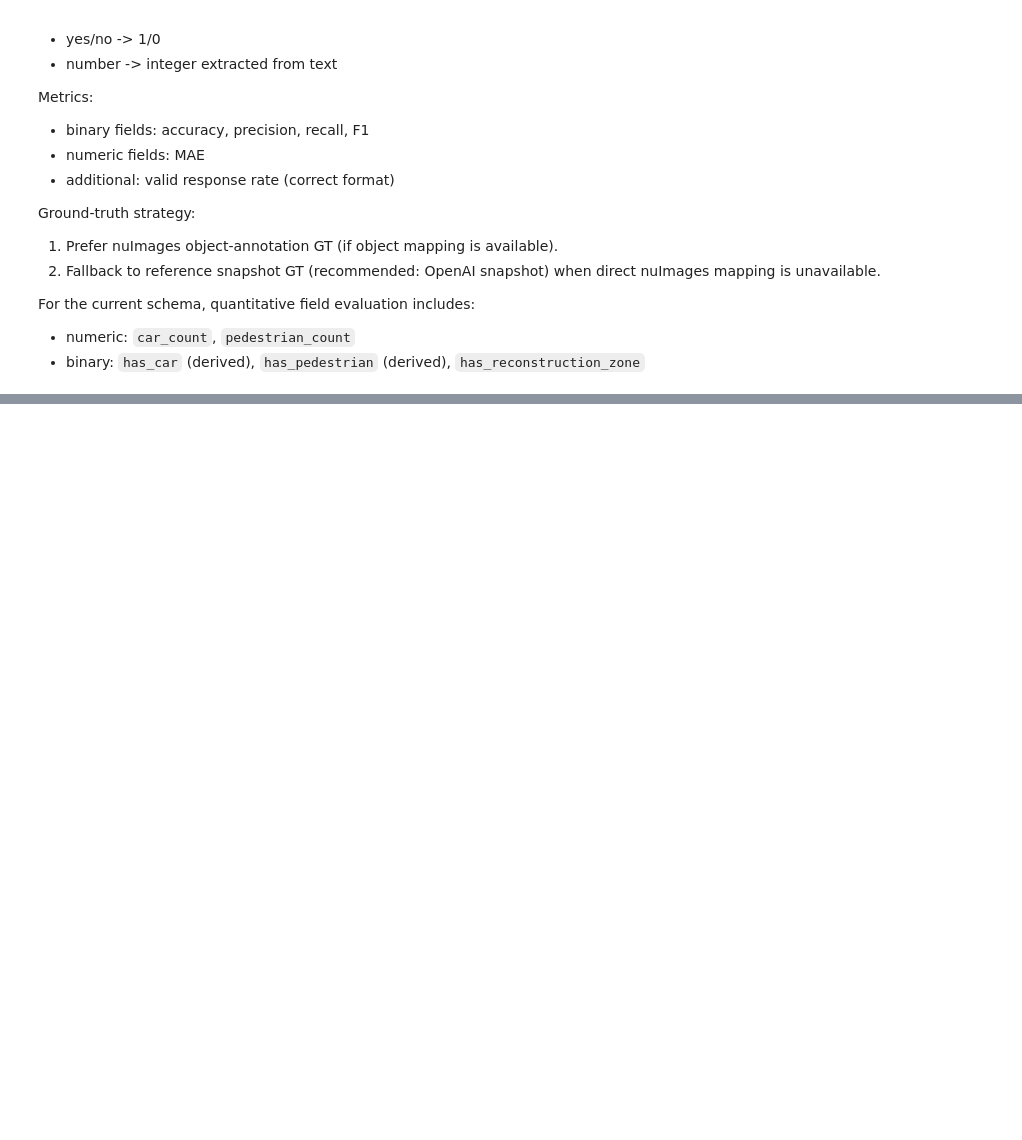
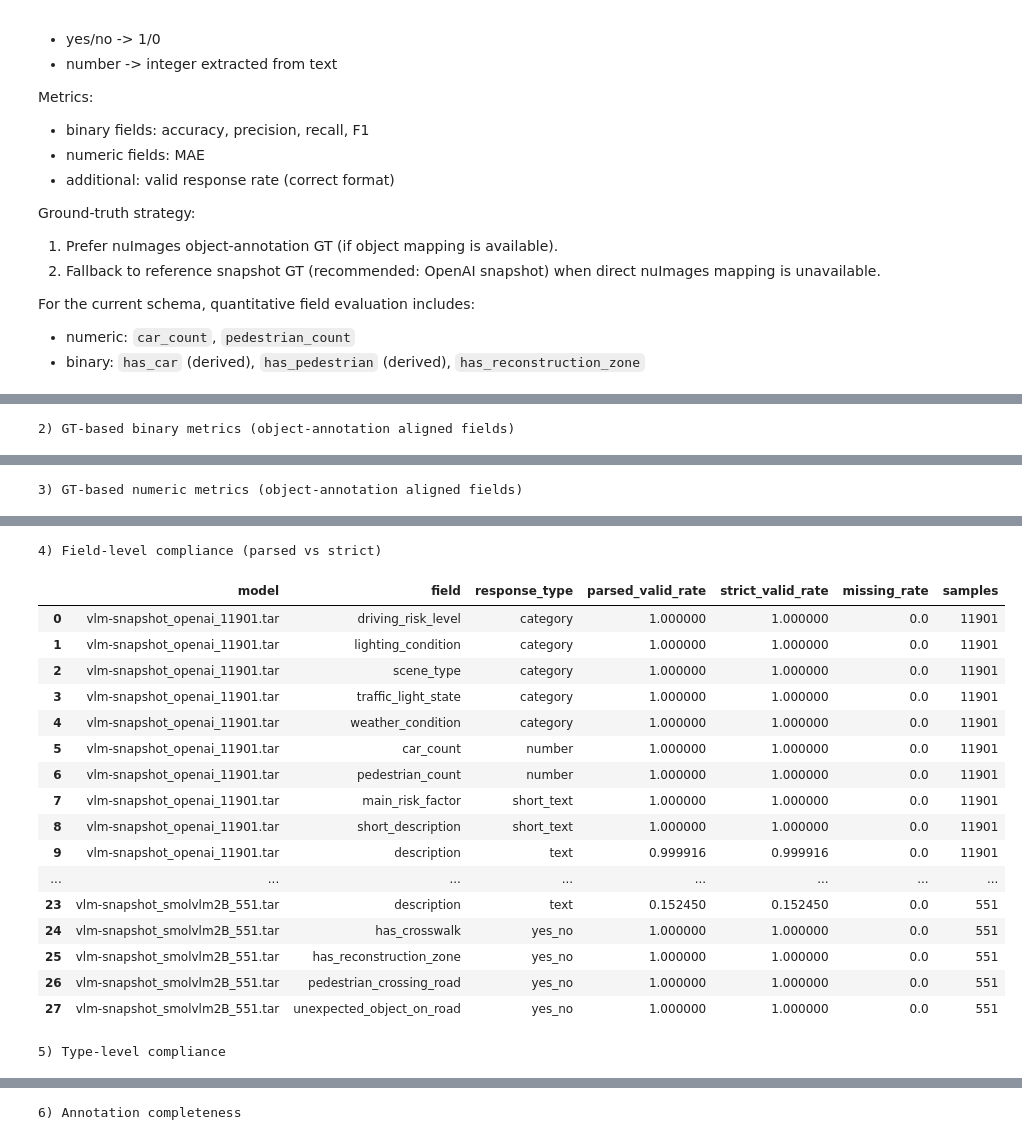
Before and after one commit to Venbiess/autonomous-vehicles-search-platform, a Jupyter notebook: notebooks/vlm_metrics.ipynb, the cells around one changed output, grey strips where cells are left out. Saved outputs shown, nothing was run; the diff lists cells and outputs as text; code cells hidden in the pictures; blank space fills up the shorter version.

Commit message:
update vlm metrics

```diff
--- a/notebooks/vlm_metrics.ipynb
+++ b/notebooks/vlm_metrics.ipynb
@@ -751,0 +1323,58 @@ display(overall_summary_df.sort_values("model").reset_index(drop=True))
+# %%
+# TABLES (DETAILED SLICES)
+pd.set_option("display.max_columns", 200)
+
+print("1) Overall scoreboard (includes leakage flag)")
+display(overall_scoreboard_df.sort_values("model").reset_index(drop=True))
+
+print("2) GT-based binary metrics (object-annotation aligned fields)")
+if gt_binary_summary_df.empty:
+    print("No GT-based binary metrics available.")
+else:
+    display(gt_binary_summary_df.sort_values(["model", "field"]).reset_index(drop=True))
+
+print("3) GT-based numeric metrics (object-annotation aligned fields)")
+if gt_numeric_summary_df.empty:
+    print("No GT-based numeric metrics available.")
+else:
+    display(gt_numeric_summary_df.sort_values(["model", "field"]).reset_index(drop=True))
+
+print("4) Field-level compliance (parsed vs strict)")
+display(field_compliance_df.sort_values(["model", "response_type", "field"]).reset_index(drop=True))
+
+print("5) Type-level compliance")
+display(type_compliance_df.sort_values(["model", "response_type"]).reset_index(drop=True))
+
+print("6) Annotation completeness")
+display(annotation_completeness_df.sort_values("model").reset_index(drop=True))
+
+print("7) Consistency by rule")
+if consistency_by_rule_df.empty:
+    print("No consistency rows (rules not applicable on available predictions).")
+else:
+    display(consistency_by_rule_df.sort_values(["model", "rule_type", "rule"]).reset_index(drop=True))
+
+print("8) Behavior profile: yes/no positive rates")
+if yesno_profile_df.empty:
+    print("No yes/no profile rows.")
+else:
+    display(yesno_profile_df.sort_values(["model", "field"]).reset_index(drop=True))
+
+print("9) Behavior profile: numeric distributions")
+if number_profile_df.empty:
+    print("No numeric profile rows.")
+else:
+    display(number_profile_df.sort_values(["model", "field"]).reset_index(drop=True))
+
+print("10) Behavior profile: category concentration / unknown usage")
+if category_profile_df.empty:
+    print("No category profile rows.")
+else:
+    display(category_profile_df.sort_values(["model", "field"]).reset_index(drop=True))
+
+print("11) Pairwise model agreement/disagreement on overlap")
+if pairwise_agreement_df.empty:
+    print("No pairwise overlap available.")
+else:
+    display(pairwise_agreement_df.sort_values(["model_a", "model_b", "response_type", "metric"]).reset_index(drop=True))
+# %% [output]
@@ -751,0 +1385 @@ display(overall_summary_df.sort_values("model").reset_index(drop=True))
+2) GT-based binary metrics (object-annotation aligned fields)
@@ -751,0 +1393 @@ display(overall_summary_df.sort_values("model").reset_index(drop=True))
+3) GT-based numeric metrics (object-annotation aligned fields)
@@ -751,0 +1399,19 @@ display(overall_summary_df.sort_values("model").reset_index(drop=True))
+4) Field-level compliance (parsed vs strict)
+|  | model | field | response_type | parsed_valid_rate | strict_valid_rate | missing_rate | samples |
+| 0 | vlm-snapshot_openai_11901.tar | driving_risk_level | category | 1.000000 | 1.000000 | 0.0 | 11901 |
+| 1 | vlm-snapshot_openai_11901.tar | lighting_condition | category | 1.000000 | 1.000000 | 0.0 | 11901 |
+| 2 | vlm-snapshot_openai_11901.tar | scene_type | category | 1.000000 | 1.000000 | 0.0 | 11901 |
+| 3 | vlm-snapshot_openai_11901.tar | traffic_light_state | category | 1.000000 | 1.000000 | 0.0 | 11901 |
+| 4 | vlm-snapshot_openai_11901.tar | weather_condition | category | 1.000000 | 1.000000 | 0.0 | 11901 |
+| 5 | vlm-snapshot_openai_11901.tar | car_count | number | 1.000000 | 1.000000 | 0.0 | 11901 |
+| 6 | vlm-snapshot_openai_11901.tar | pedestrian_count | number | 1.000000 | 1.000000 | 0.0 | 11901 |
+| 7 | vlm-snapshot_openai_11901.tar | main_risk_factor | short_text | 1.000000 | 1.000000 | 0.0 | 11901 |
+| 8 | vlm-snapshot_openai_11901.tar | short_description | short_text | 1.000000 | 1.000000 | 0.0 | 11901 |
+| 9 | vlm-snapshot_openai_11901.tar | description | text | 0.999916 | 0.999916 | 0.0 | 11901 |
+| ... | ... | ... | ... | ... | ... | ... | ... |
+| 23 | vlm-snapshot_smolvlm2B_551.tar | description | text | 0.152450 | 0.152450 | 0.0 | 551 |
+| 24 | vlm-snapshot_smolvlm2B_551.tar | has_crosswalk | yes_no | 1.000000 | 1.000000 | 0.0 | 551 |
+| 25 | vlm-snapshot_smolvlm2B_551.tar | has_reconstruction_zone | yes_no | 1.000000 | 1.000000 | 0.0 | 551 |
+| 26 | vlm-snapshot_smolvlm2B_551.tar | pedestrian_crossing_road | yes_no | 1.000000 | 1.000000 | 0.0 | 551 |
+| 27 | vlm-snapshot_smolvlm2B_551.tar | unexpected_object_on_road | yes_no | 1.000000 | 1.000000 | 0.0 | 551 |
+5) Type-level compliance
@@ -751,0 +1429 @@ display(overall_summary_df.sort_values("model").reset_index(drop=True))
+6) Annotation completeness
```
Also changed, not shown: parts of 11 cells of this notebook.
